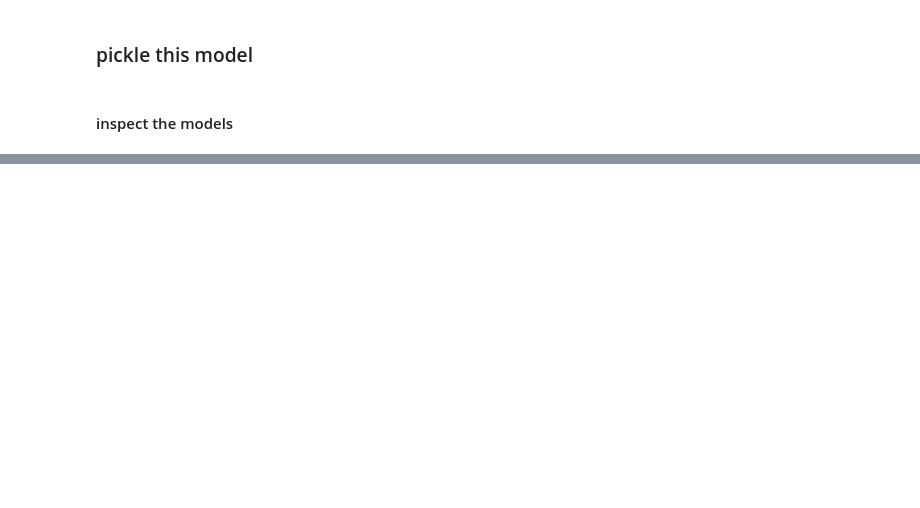
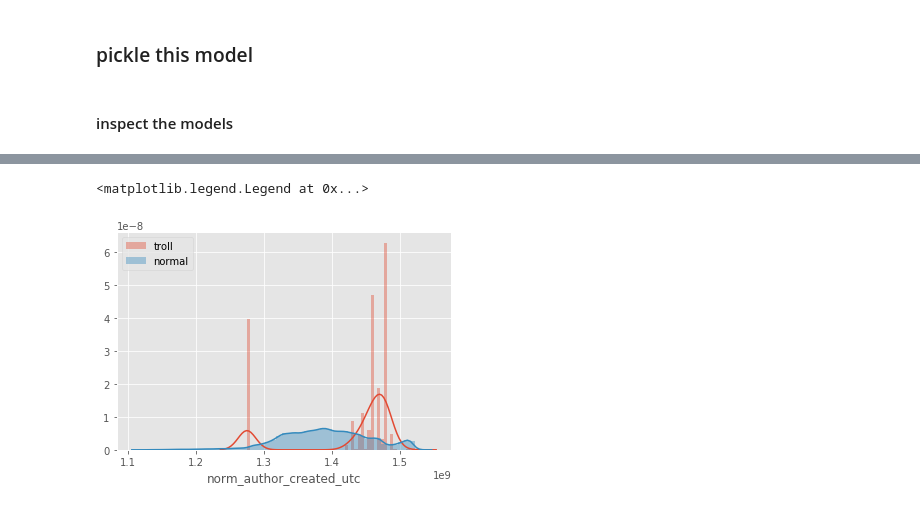
Before and after one commit to cfdv/troll_classifier, a Jupyter notebook: diffuse_child_of_troll_to_parent_to_classify.ipynb, the cells around one changed output, grey strips where cells are left out. Cells and saved outputs as stored; diff of their text form; code cells hidden in the pictures; blank space fills up the shorter version.

```diff
--- a/diffuse_child_of_troll_to_parent_to_classify.ipynb
+++ b/diffuse_child_of_troll_to_parent_to_classify.ipynb
@@ -851,0 +895,7 @@ print_top_words(nmf, tfidf_feature_names, n_top_words)
+# %%
+ax = sns.distplot(comms[comms['troll?'] == 1]['norm_author_created_utc'], label='troll')
+ax = sns.distplot(comms[comms['troll?'] == 0]['norm_author_created_utc'], label='normal')
+ax.legend()
+# %% [output]
+<matplotlib.legend.Legend at 0x...>
+[figure, added]
```
Also changed, not shown: parts of 61 cells of this notebook.
